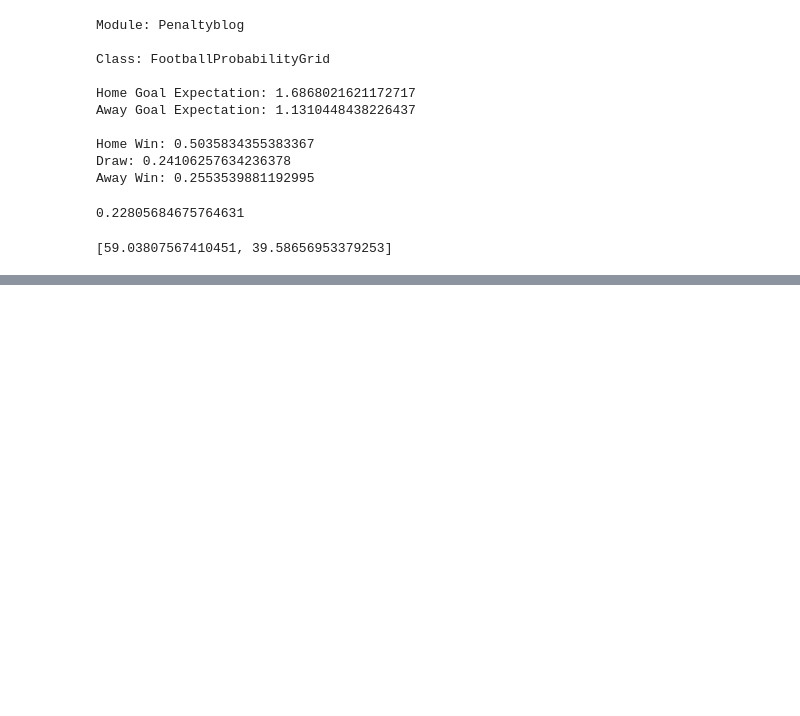
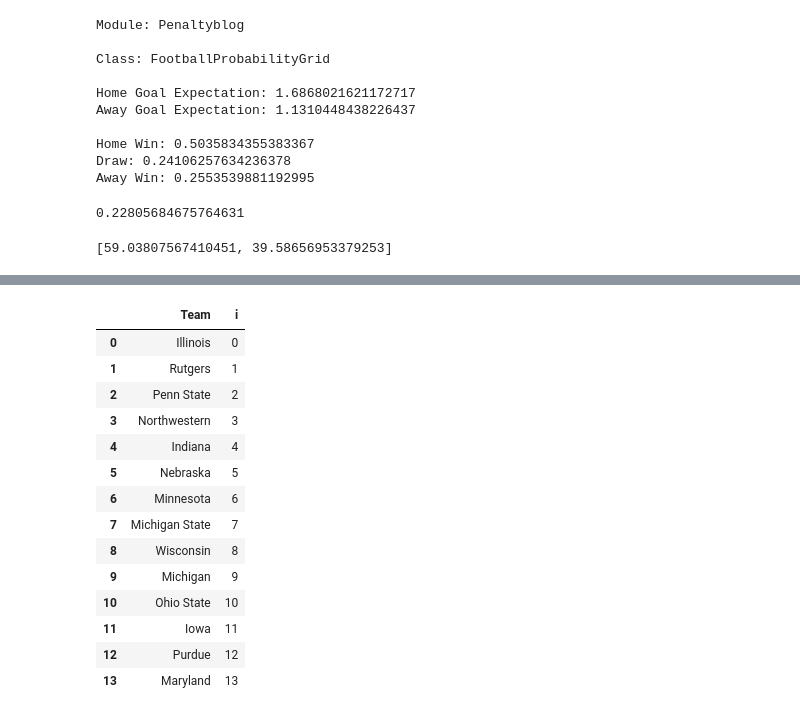
Before and after one commit to gaulight42/bball1, a Jupyter notebook: ncaaBball2022.ipynb, the cells around one changed output, grey strips where cells are left out. Drawn from its saved outputs; the diff is of its cells as text; code cells hidden in the pictures; blank space fills up the shorter version.

Commit message:
first version of pyro mostly working except for missing team in the prediction vector which messes up the dimisions

```diff
--- a/ncaaBball2022.ipynb
+++ b/ncaaBball2022.ipynb
@@ -94,3 +92,0 @@ len(bdf)
-# %%
-data = pd.get_dummies(bdf,prefix=['location'], columns = ['location'])
-data.head()
@@ -693,0 +633,28 @@ probs.total_goals("under", 2)
+# %%
+def transformData(data):
+    pl_data = data
+
+    ng = len(pl_data)  # number of games
+    npr = 35  # predict the last 5 rounds of games
+    ngob = ng - npr  # number of games to train
+
+    pl_data = pl_data.rename(columns={"FTHG": "score1","FTAG":"score2",
+                            "HomeTeam":"Home","AwayTeam":"Away"})
+
+    teams = pl_data["Home"].unique()
+    teams = pd.DataFrame(teams, columns=["Team"])
+    teams["i"] = teams.index
+
+    df = pd.merge(pl_data, teams, left_on="Home", right_on="Team", how="left")
+    df = df.rename(columns={"i": "Home_id"}).drop("Team", axis=1)
+    df = pd.merge(df, teams, left_on="Away", right_on="Team", how="left")
+    df = df.rename(columns={"i": "Away_id"}).drop("Team", axis=1)
+
+
+    df["split"] = np.where(df.index + 1 <= ngob, "train", "predict")
+
+    print(df.head())
+
+    return teams, df
+# %%
+tt,dd = transformData(big10df)
@@ -693,0 +675,18 @@ probs.total_goals("under", 2)
+# %%
+tt
+# %% [output]
+|  | Team | i |
+| 0 | Illinois | 0 |
+| 1 | Rutgers | 1 |
+| 2 | Penn State | 2 |
+| 3 | Northwestern | 3 |
+| 4 | Indiana | 4 |
+| 5 | Nebraska | 5 |
+| 6 | Minnesota | 6 |
+| 7 | Michigan State | 7 |
+| 8 | Wisconsin | 8 |
+| 9 | Michigan | 9 |
+| 10 | Ohio State | 10 |
+| 11 | Iowa | 11 |
+| 12 | Purdue | 12 |
+| 13 | Maryland | 13 |
```
Also changed, not shown: parts of 22 cells of this notebook.
